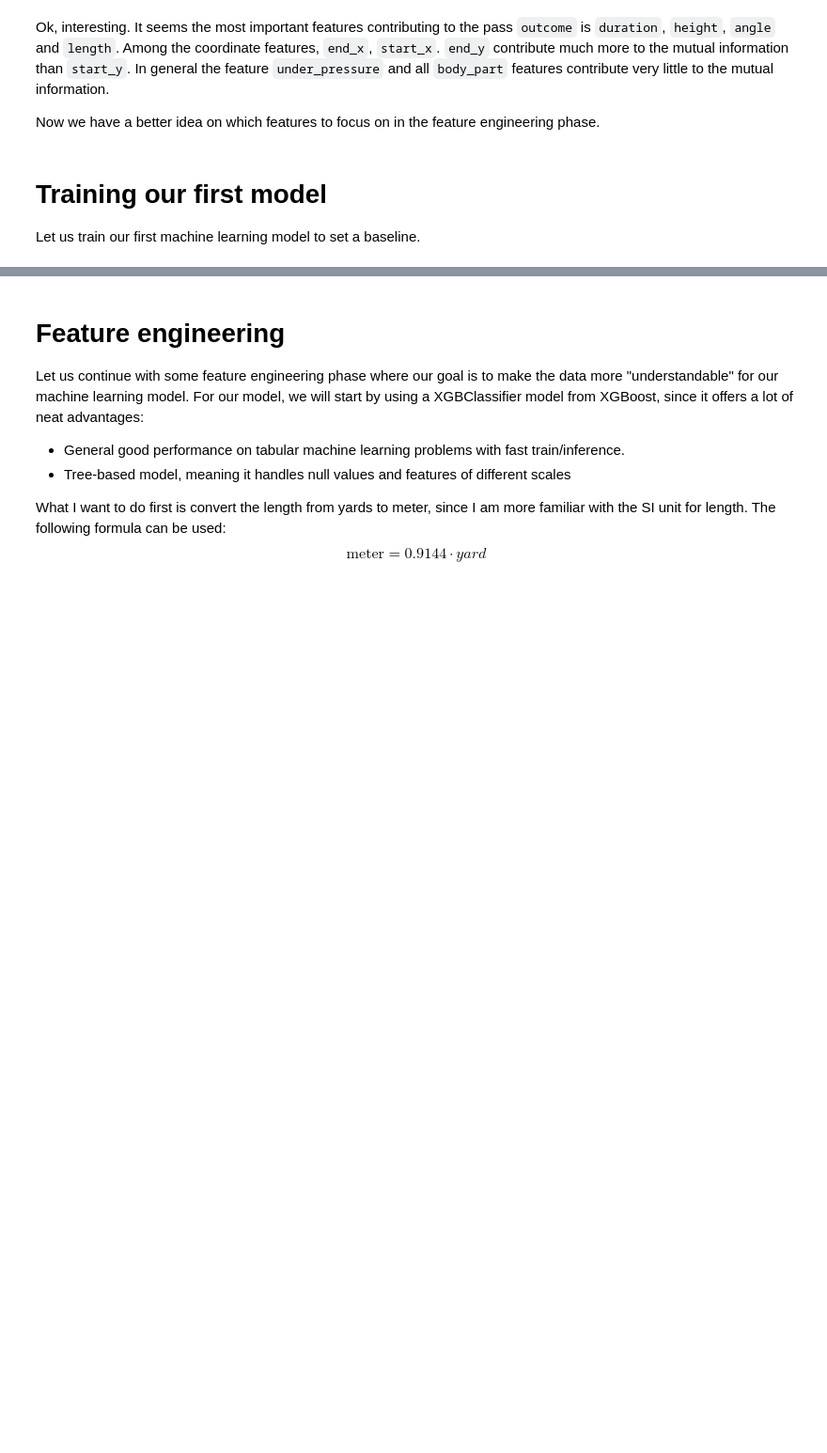
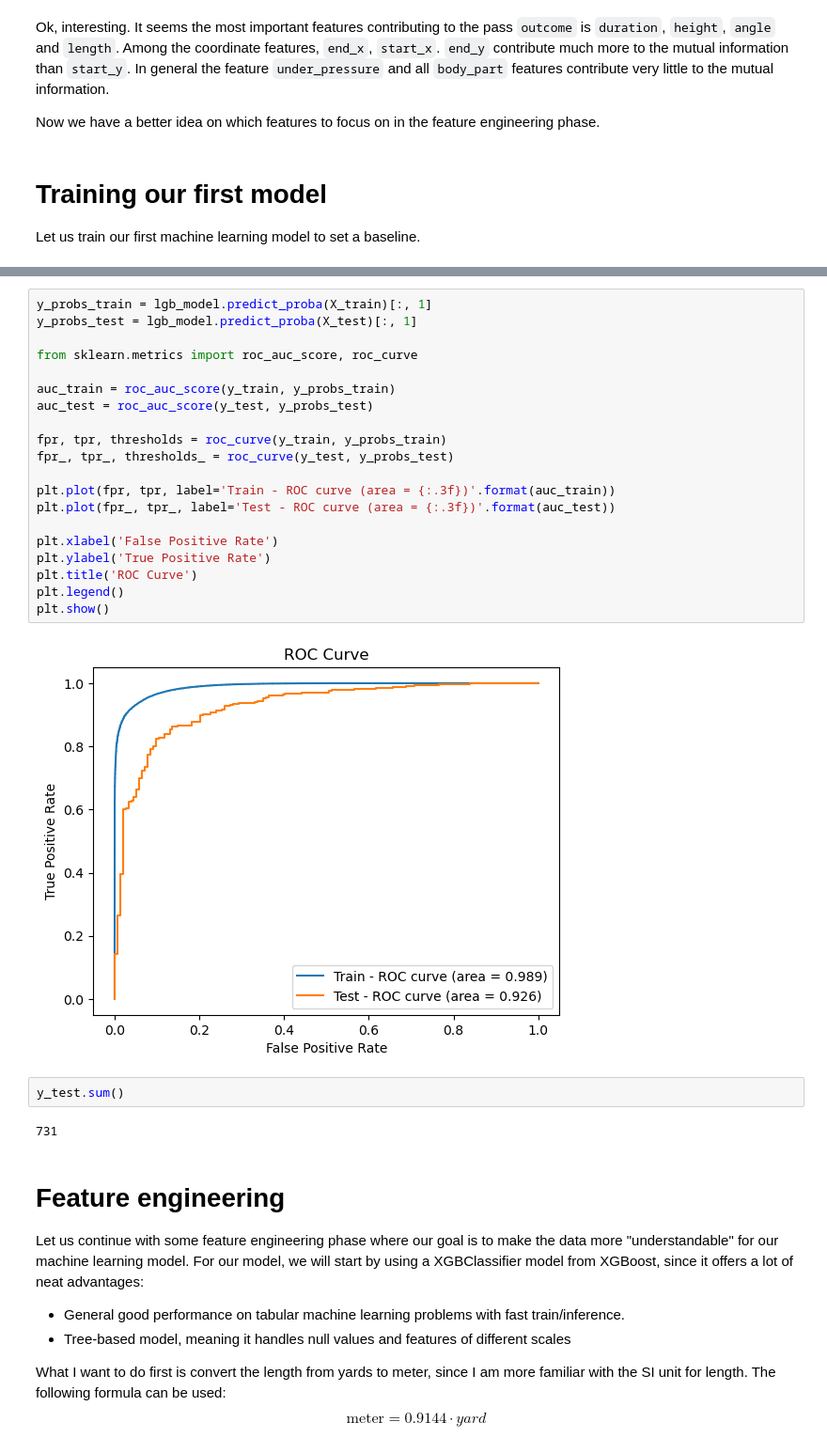
Before and after one commit to yucheng-fu/football_analytics, a Jupyter notebook: 02-analysis/02-analysis.ipynb, the cells around one changed output, grey strips where cells are left out. Shown at 94% size. Cells and saved outputs as stored; diff of their text form; blank space fills up the shorter version.

Commit message:
Training baseline

```diff
--- a/02-analysis/02-analysis.ipynb
+++ b/02-analysis/02-analysis.ipynb
@@ -235,3 +304,29 @@ XGBClassifier(base_score=None, booster=None, callbacks=None,
+# %%
+y_probs_train = lgb_model.predict_proba(X_train)[:, 1]
+y_probs_test = lgb_model.predict_proba(X_test)[:, 1]
+
+from sklearn.metrics import roc_auc_score, roc_curve
+
+auc_train = roc_auc_score(y_train, y_probs_train)
+auc_test = roc_auc_score(y_test, y_probs_test)
+
+fpr, tpr, thresholds = roc_curve(y_train, y_probs_train)
+fpr_, tpr_, thresholds_ = roc_curve(y_test, y_probs_test)
+
+plt.plot(fpr, tpr, label='Train - ROC curve (area = {:.3f})'.format(auc_train))
+plt.plot(fpr_, tpr_, label='Test - ROC curve (area = {:.3f})'.format(auc_test))
+
+plt.xlabel('False Positive Rate')
+plt.ylabel('True Positive Rate')
+plt.title('ROC Curve')
+plt.legend()
+plt.show()
+# %% [output]
+[figure, added]
+# %%
+y_test.sum()
+# %% [output]
+731
 # %% [markdown]
 # Feature engineering
 Let us continue with some feature engineering phase where our goal is to make the data more "understandable" for our machine learning model. For our model, we will start by using a XGBClassifier model from XGBoost, since it offers a lot of neat advantages:
```
Also changed, not shown: parts of 5 cells of this notebook, 2 other files.
